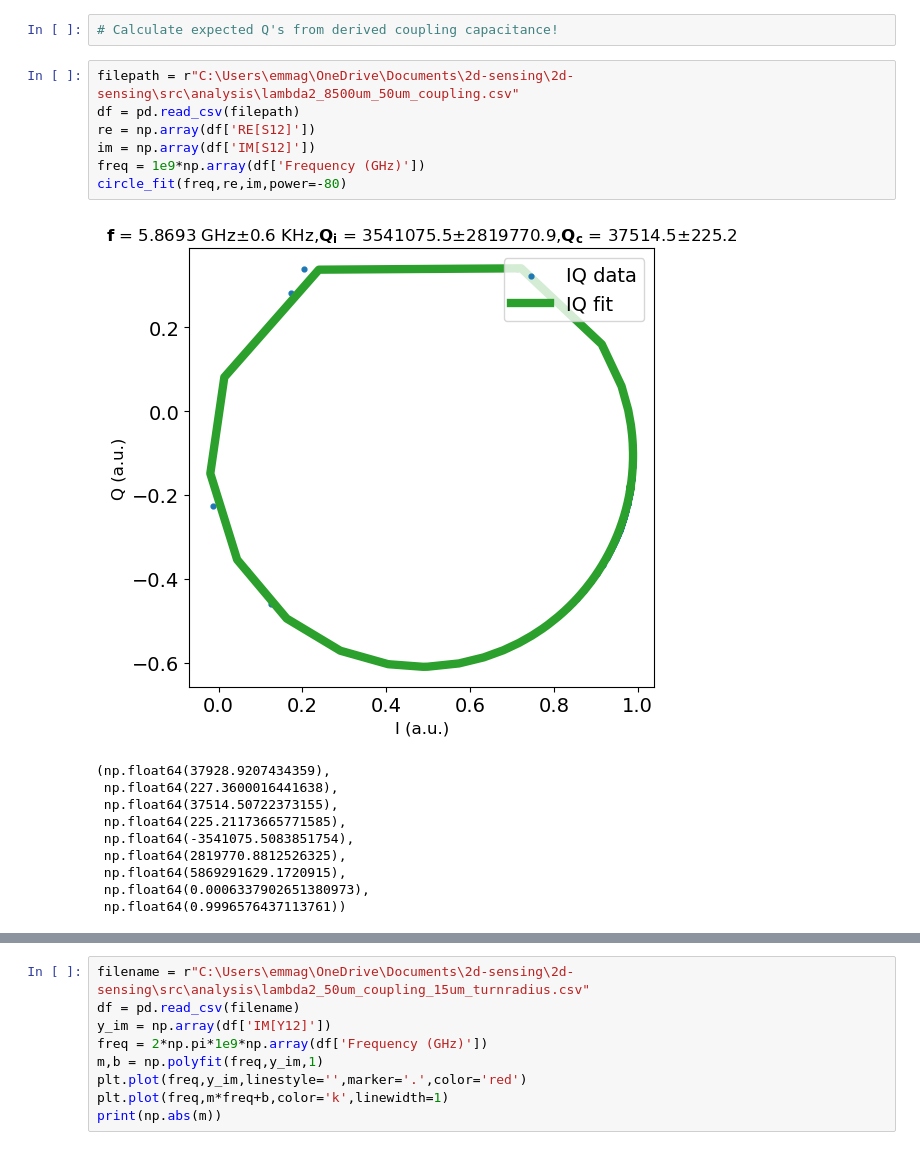
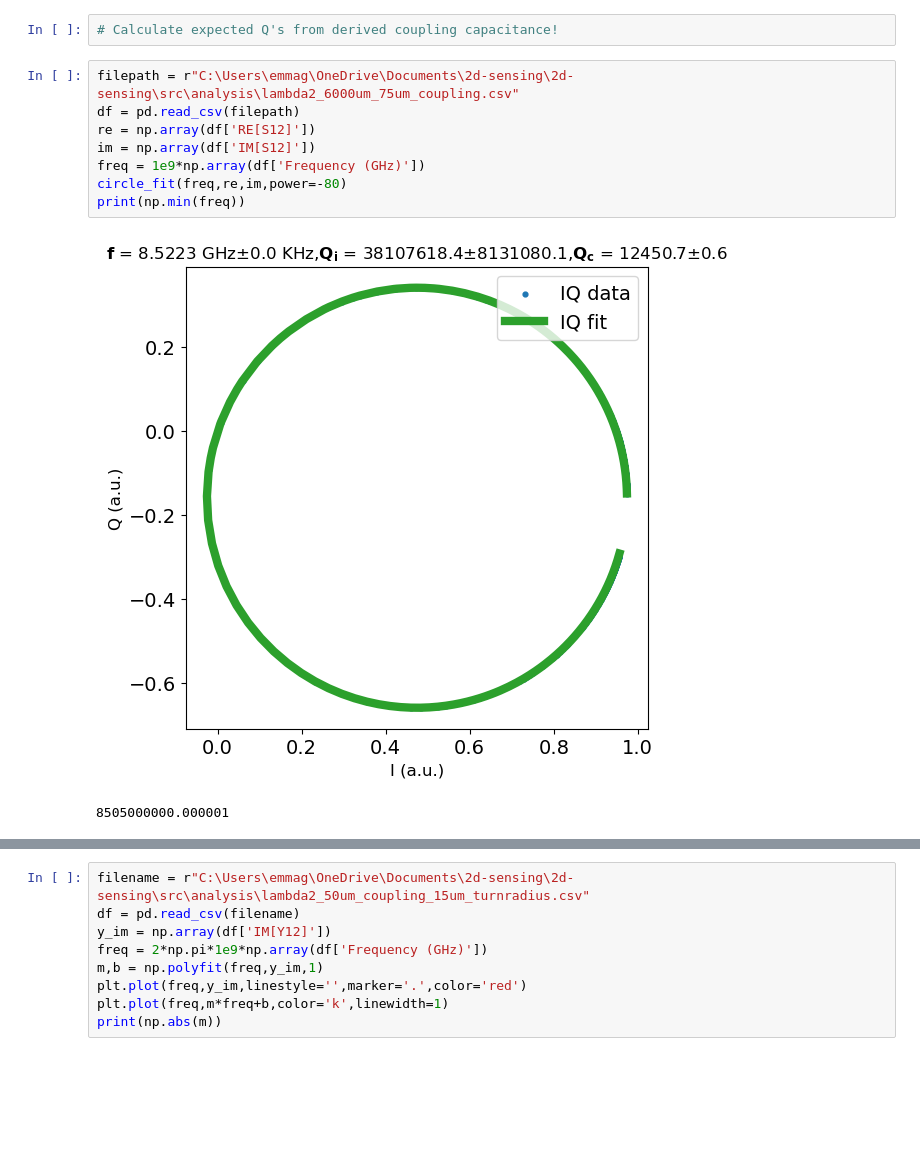
Before and after one commit to eseyetea/2d-sensing, a Jupyter notebook: 2d-sensing/src/analysis/stenner.ipynb, the cells around one changed output, grey strips where cells are left out. Drawn from its saved outputs; the diff is of its cells as text; blank space fills up the shorter version.

```diff
--- a/2d-sensing/src/analysis/stenner.ipynb
+++ b/2d-sensing/src/analysis/stenner.ipynb
@@ -81,20 +81,13 @@ def circle_fit(freq,re,im,power,plotResults=True):
 # %%
 # Calculate expected Q's from derived coupling capacitance!
 # %%
-filepath = r"C:\Users\emmag\OneDrive\Documents\2d-sensing\2d-sensing\src\analysis\lambda2_8500um_50um_coupling.csv"
+filepath = r"C:\Users\emmag\OneDrive\Documents\2d-sensing\2d-sensing\src\analysis\lambda2_6000um_75um_coupling.csv"
 df = pd.read_csv(filepath)
 re = np.array(df['RE[S12]'])
 im = np.array(df['IM[S12]'])
 freq = 1e9*np.array(df['Frequency (GHz)'])
 circle_fit(freq,re,im,power=-80)
+print(np.min(freq))
 # %% [output]
-[figure, old version]
+[figure, new version]
-(np.float64(37928.9207434359),
- np.float64(227.3600016441638),
- np.float64(37514.50722373155),
- np.float64(225.21173665771585),
- np.float64(-3541075.5083851754),
- np.float64(2819770.8812526325),
- np.float64(5869291629.1720915),
- np.float64(0.0006337902651380973),
- np.float64(0.9996576437113761))
+8505000000.000001
```
Also changed, not shown: parts of 2 cells of this notebook, 17 other files.
